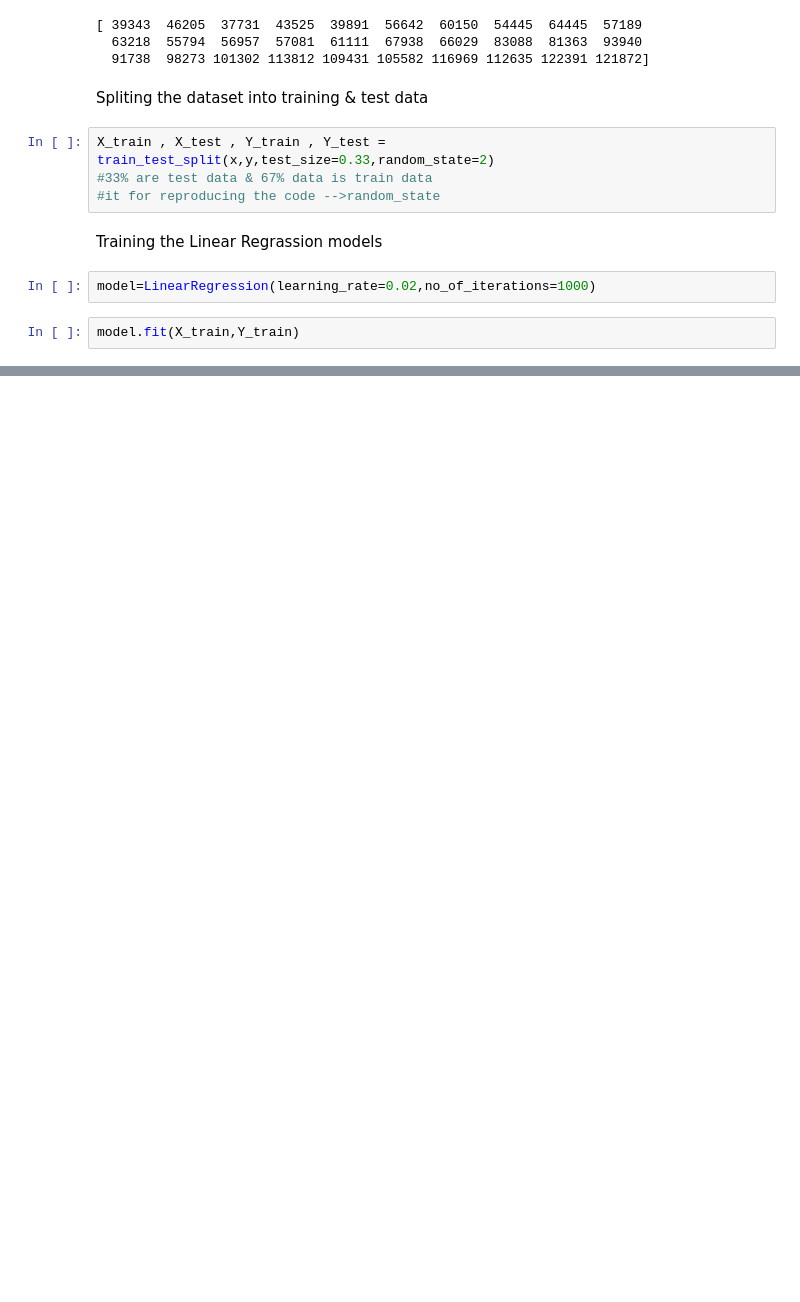
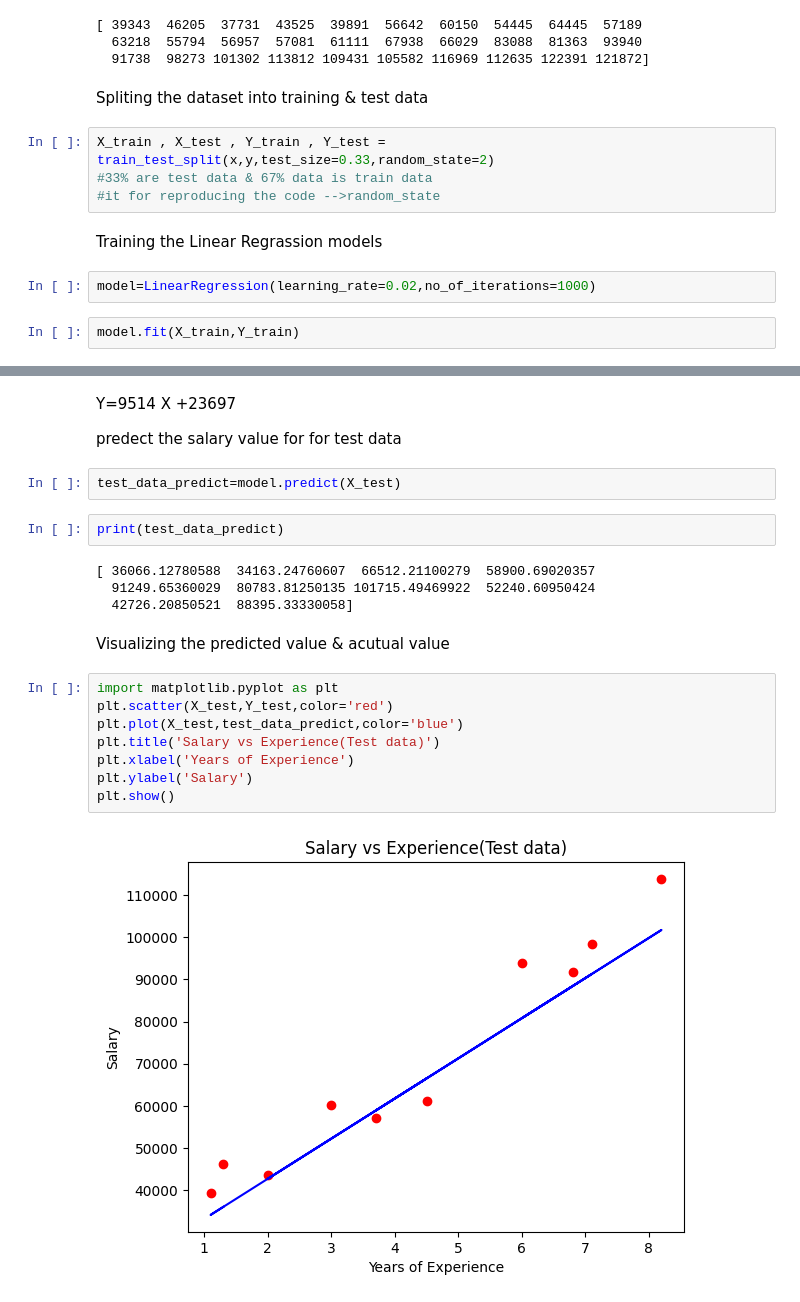
Before and after one commit to sushilsahoo06/Pytorch, a Jupyter notebook: regression.ipynb, the cells around one changed output, grey strips where cells are left out. Saved outputs shown, nothing was run; the diff lists cells and outputs as text; blank space fills up the shorter version.

```diff
--- a/regression.ipynb
+++ b/regression.ipynb
@@ -162,0 +170,26 @@ model.fit(X_train,Y_train)
+# %% [markdown]
+Y=9514 X +23697
+
+
+
+predect the salary value for for test data
+# %%
+test_data_predict=model.predict(X_test)
+# %%
+print(test_data_predict)
+# %% [output]
+[ 36066.12780588  34163.24760607  66512.21100279  58900.69020357
+  91249.65360029  80783.81250135 101715.49469922  52240.60950424
+  42726.20850521  88395.33330058]
+# %% [markdown]
+Visualizing the predicted value & acutual value
+# %%
+import matplotlib.pyplot as plt
+plt.scatter(X_test,Y_test,color='red')
+plt.plot(X_test,test_data_predict,color='blue')
+plt.title('Salary vs Experience(Test data)')
+plt.xlabel('Years of Experience')
+plt.ylabel('Salary')
+plt.show()
+# %% [output]
+[figure, added]
```
Also changed, not shown: parts of 1 cell of this notebook.
